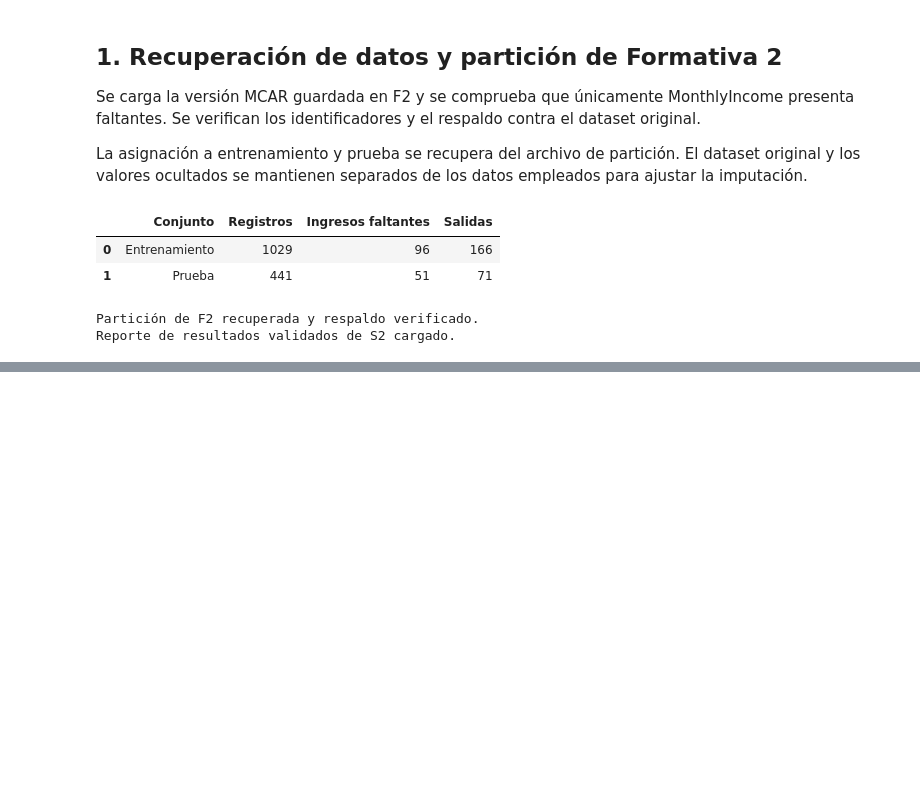
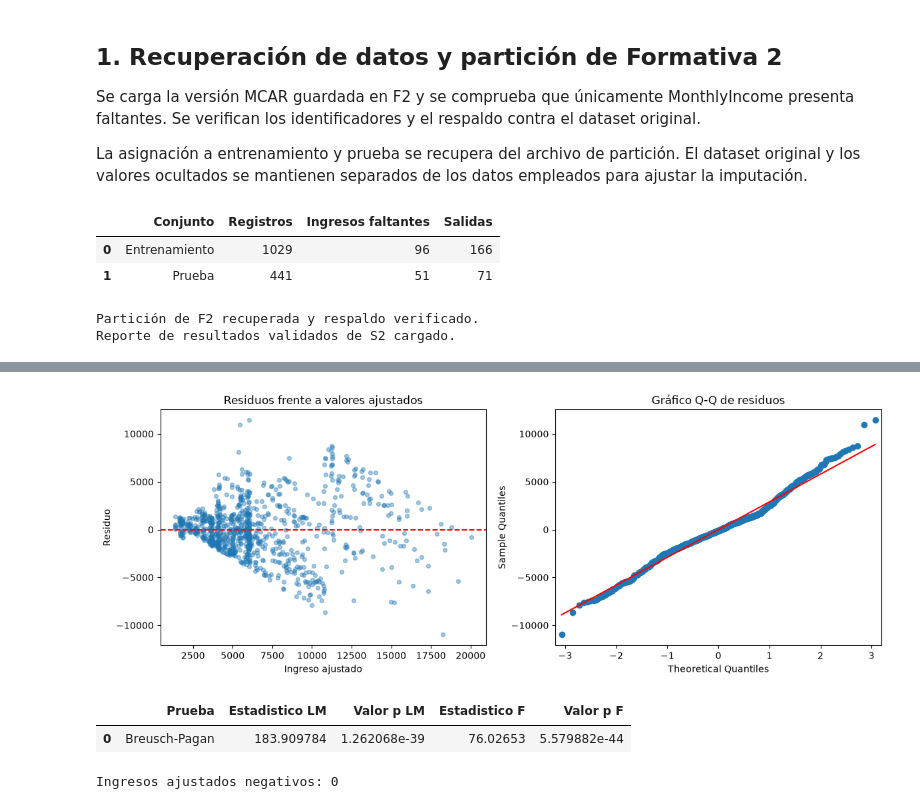
Before and after one commit to hernansaavedrag/estadisticaComputacional, a Jupyter notebook: S3/notebooks/S3_Hernan_Imputacion.ipynb, the cells around one changed output, grey strips where cells are left out. Cells and saved outputs as stored; diff of their text form; code cells hidden in the pictures; blank space fills up the shorter version.

```diff
--- a/S3/notebooks/S3_Hernan_Imputacion.ipynb
+++ b/S3/notebooks/S3_Hernan_Imputacion.ipynb
@@ -176,0 +349,57 @@ Reporte de resultados validados de S2 cargado.
+# %%
+from statsmodels.stats.diagnostic import het_breuschpagan
+
+ajustados = modelo_ingreso.fittedvalues
+residuos = modelo_ingreso.resid
+
+fig, axes = plt.subplots(1, 2, figsize=(12, 4.5))
+
+axes[0].scatter(ajustados, residuos, alpha=0.4, s=18)
+axes[0].axhline(0, color="red", linestyle="--")
+axes[0].set(
+    xlabel="Ingreso ajustado",
+    ylabel="Residuo",
+    title="Residuos frente a valores ajustados",
+)
+
+sm.qqplot(residuos, line="s", ax=axes[1])
+axes[1].set_title("Gráfico Q-Q de residuos")
+
+fig.tight_layout()
+fig.savefig(
+    DIRECTORIO_S3 / "figuras" / "hernan_imputacion_residuos.png",
+    dpi=300,
+    bbox_inches="tight",
+)
+plt.show()
+plt.close(fig)
+
+lm, p_lm, estadistico_f, p_f = het_breuschpagan(
+    residuos,
+    X_imputacion_const,
+)
+
+diagnostico_bp = pd.DataFrame({
+    "Prueba": ["Breusch-Pagan"],
+    "Estadistico LM": [lm],
+    "Valor p LM": [p_lm],
+    "Estadistico F": [estadistico_f],
+    "Valor p F": [p_f],
+})
+
+diagnostico_bp.to_csv(
+    DIRECTORIO_S3 / "resultados" / "hernan_imputacion_breusch_pagan.csv",
+    index=False,
+)
+
+display(diagnostico_bp)
+
+print(
+    "Ingresos ajustados negativos:",
+    int((ajustados < 0).sum()),
+)
+# %% [output]
+[figure, added]
+|  | Prueba | Estadistico LM | Valor p LM | Estadistico F | Valor p F |
+| 0 | Breusch-Pagan | 183.909784 | 1.262068e-39 | 76.02653 | 5.579882e-44 |
+Ingresos ajustados negativos: 0
```
Also changed, not shown: parts of 19 cells of this notebook, 22 other files.
